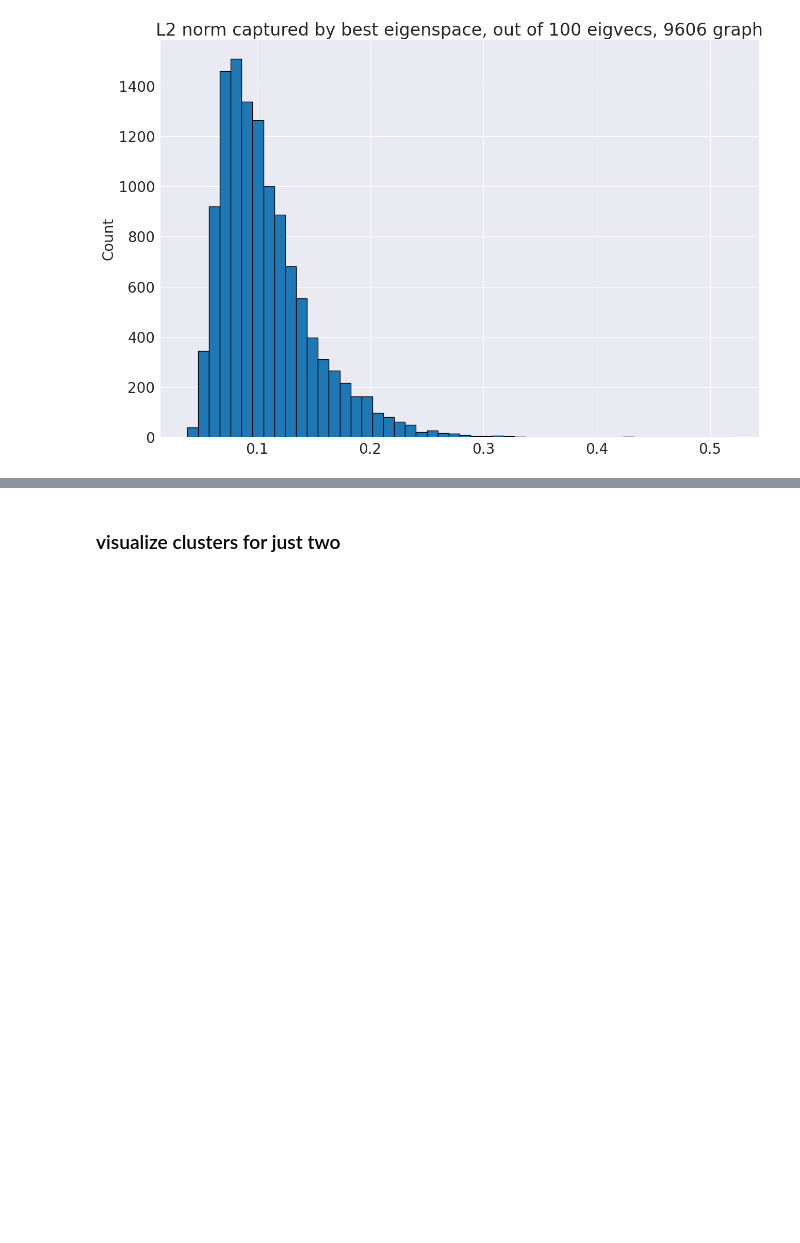
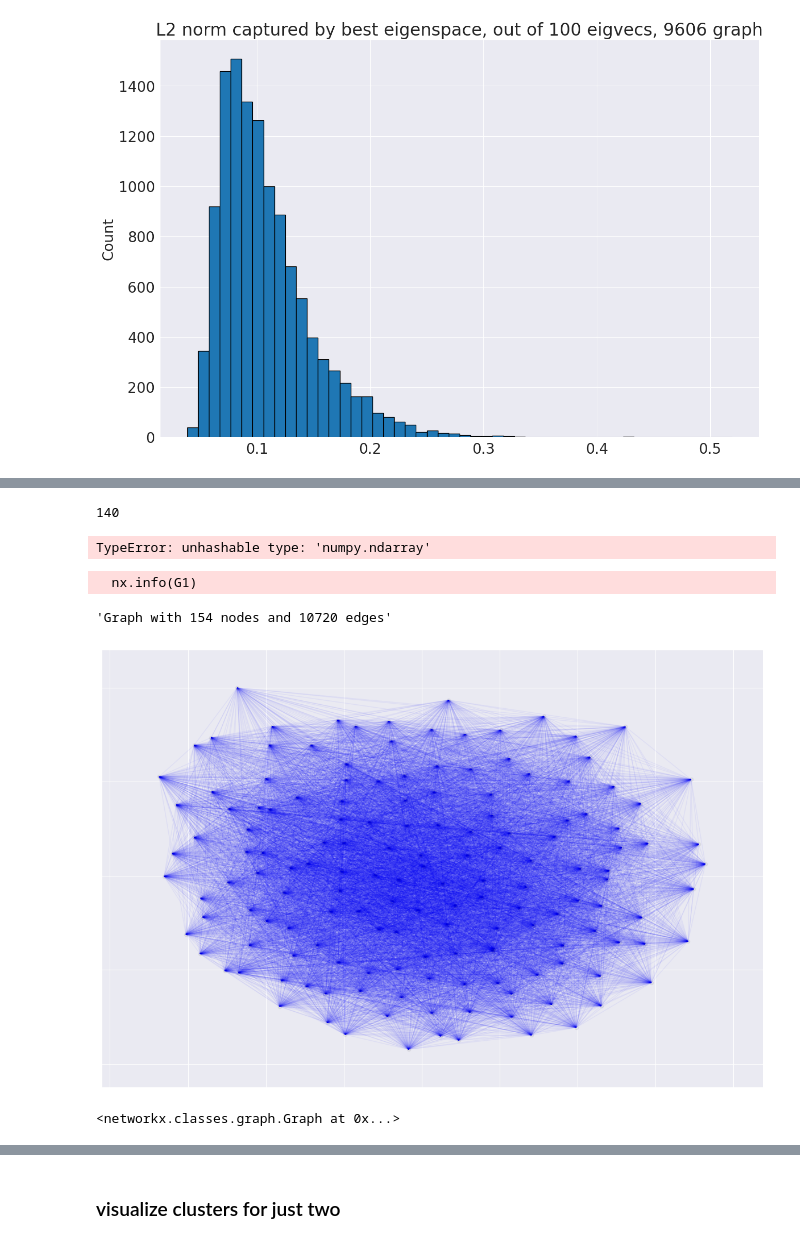
Before and after one commit to akhiljalan/cellag-misc, a Jupyter notebook: ppi-3-multiple-species.ipynb, the cells around one changed output, grey strips where cells are left out. Drawn from its saved outputs; the diff is of its cells as text; code cells hidden in the pictures; blank space fills up the shorter version.

Commit message:
compare species eigvecs

```diff
--- a/ppi-3-multiple-species.ipynb
+++ b/ppi-3-multiple-species.ipynb
@@ -133,0 +136,3 @@ Text(0, 0.5, 'Count')
+# %%
+cutoff = 0.03
+indices_9913 = np.argwhere(np.abs(eigvecs_dict[9913][:, -1]) > cutoff).squeeze()
@@ -133,0 +145,4 @@ Text(0, 0.5, 'Count')
+# %%
+len(indices_72004)
+# %% [output]
+140
@@ -133,0 +155,21 @@ Text(0, 0.5, 'Count')
+# %%
+G1 = plot_subgraph(9913, indices_9913)
+spring_layout = nx.spring_layout(G1)
+nx.draw_networkx(G1, pos=spring_layout, with_labels=False, node_size=20,
+                 alpha=0.05, edge_color='blue', node_color='black')
+# %% [output]
+TypeError: unhashable type: 'numpy.ndarray'
+# %%
+sub_arr = adj_mats_dict[9913][indices_9913, :].todense()[:, indices_9913]
+G1 = nx.from_numpy_array(sub_arr)
+# %%
+nx.info(G1)
+# %% [output]
+  nx.info(G1)
+'Graph with 154 nodes and 10720 edges'
+# %%
+spring_layout = nx.spring_layout(G1)
+nx.draw_networkx(G1, pos=spring_layout, with_labels=False, node_size=20,
+                 alpha=0.05, edge_color='blue', node_color='black')
+# %% [output]
+[figure, added]
@@ -133,0 +179,4 @@ Text(0, 0.5, 'Count')
+# %%
+G2
+# %% [output]
+<networkx.classes.graph.Graph at 0x...>
```
Also changed, not shown: parts of 31 cells of this notebook, 2 other files.
